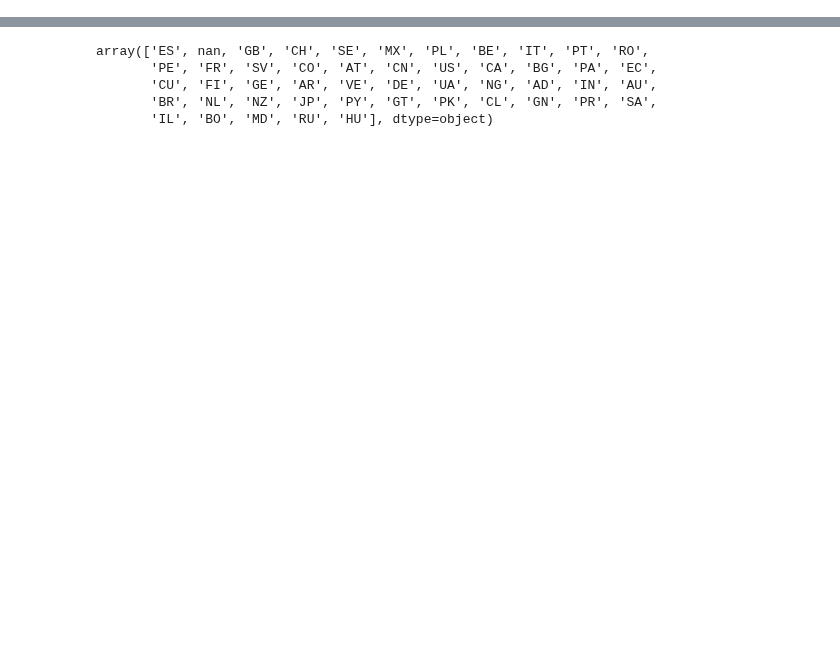
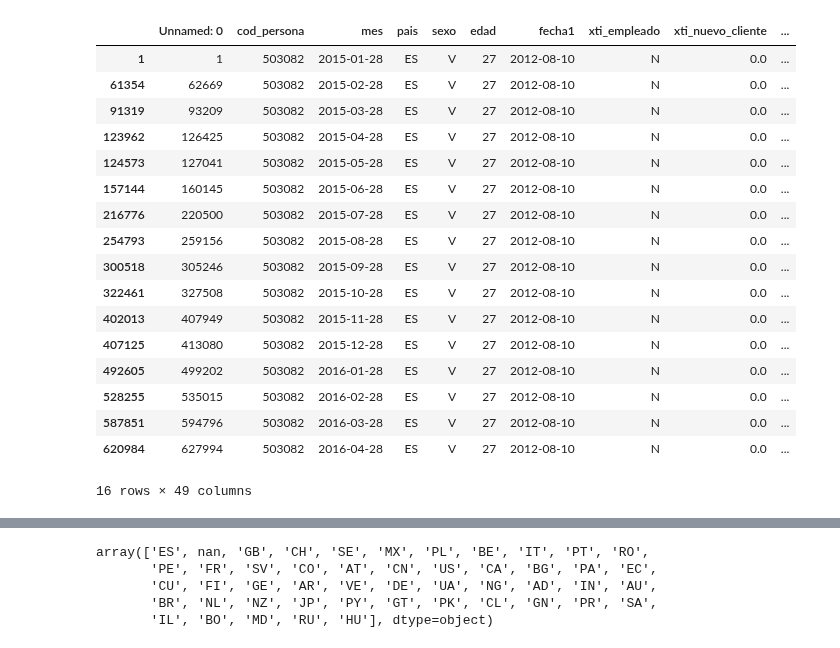
Before and after one commit to pepelopelope/Banking-Product-Recommendations-ML-Project, a Jupyter notebook: Codigo.ipynb, the cells around one changed output, grey strips where cells are left out. Cells and saved outputs as stored; diff of their text form; code cells hidden in the pictures; blank space fills up the shorter version.

```diff
--- a/Codigo.ipynb
+++ b/Codigo.ipynb
@@ -42,0 +86,24 @@ Data columns (total 49 columns):
+# %%
+#dataset[cod_persona]=503082 y ordenarlo por fecha1:
+
+#Ejemplo de una persona
+dataset[dataset['cod_persona']==503082].sort_values(by='fecha1')
+# %% [output]
+|  | Unnamed: 0 | cod_persona | mes | pais | sexo | edad | fecha1 | xti_empleado | xti_nuevo_cliente | ... |
+| 1 | 1 | 503082 | 2015-01-28 | ES | V | 27 | 2012-08-10 | N | 0.0 | ... |
+| 61354 | 62669 | 503082 | 2015-02-28 | ES | V | 27 | 2012-08-10 | N | 0.0 | ... |
+| 91319 | 93209 | 503082 | 2015-03-28 | ES | V | 27 | 2012-08-10 | N | 0.0 | ... |
+| 123962 | 126425 | 503082 | 2015-04-28 | ES | V | 27 | 2012-08-10 | N | 0.0 | ... |
+| 124573 | 127041 | 503082 | 2015-05-28 | ES | V | 27 | 2012-08-10 | N | 0.0 | ... |
+| 157144 | 160145 | 503082 | 2015-06-28 | ES | V | 27 | 2012-08-10 | N | 0.0 | ... |
+| 216776 | 220500 | 503082 | 2015-07-28 | ES | V | 27 | 2012-08-10 | N | 0.0 | ... |
+| 254793 | 259156 | 503082 | 2015-08-28 | ES | V | 27 | 2012-08-10 | N | 0.0 | ... |
+| 300518 | 305246 | 503082 | 2015-09-28 | ES | V | 27 | 2012-08-10 | N | 0.0 | ... |
+| 322461 | 327508 | 503082 | 2015-10-28 | ES | V | 27 | 2012-08-10 | N | 0.0 | ... |
+| 402013 | 407949 | 503082 | 2015-11-28 | ES | V | 27 | 2012-08-10 | N | 0.0 | ... |
+| 407125 | 413080 | 503082 | 2015-12-28 | ES | V | 27 | 2012-08-10 | N | 0.0 | ... |
+| 492605 | 499202 | 503082 | 2016-01-28 | ES | V | 27 | 2012-08-10 | N | 0.0 | ... |
+| 528255 | 535015 | 503082 | 2016-02-28 | ES | V | 27 | 2012-08-10 | N | 0.0 | ... |
+| 587851 | 594796 | 503082 | 2016-03-28 | ES | V | 27 | 2012-08-10 | N | 0.0 | ... |
+| 620984 | 627994 | 503082 | 2016-04-28 | ES | V | 27 | 2012-08-10 | N | 0.0 | ... |
+16 rows × 49 columns
```
Also changed, not shown: parts of 42 cells of this notebook.
